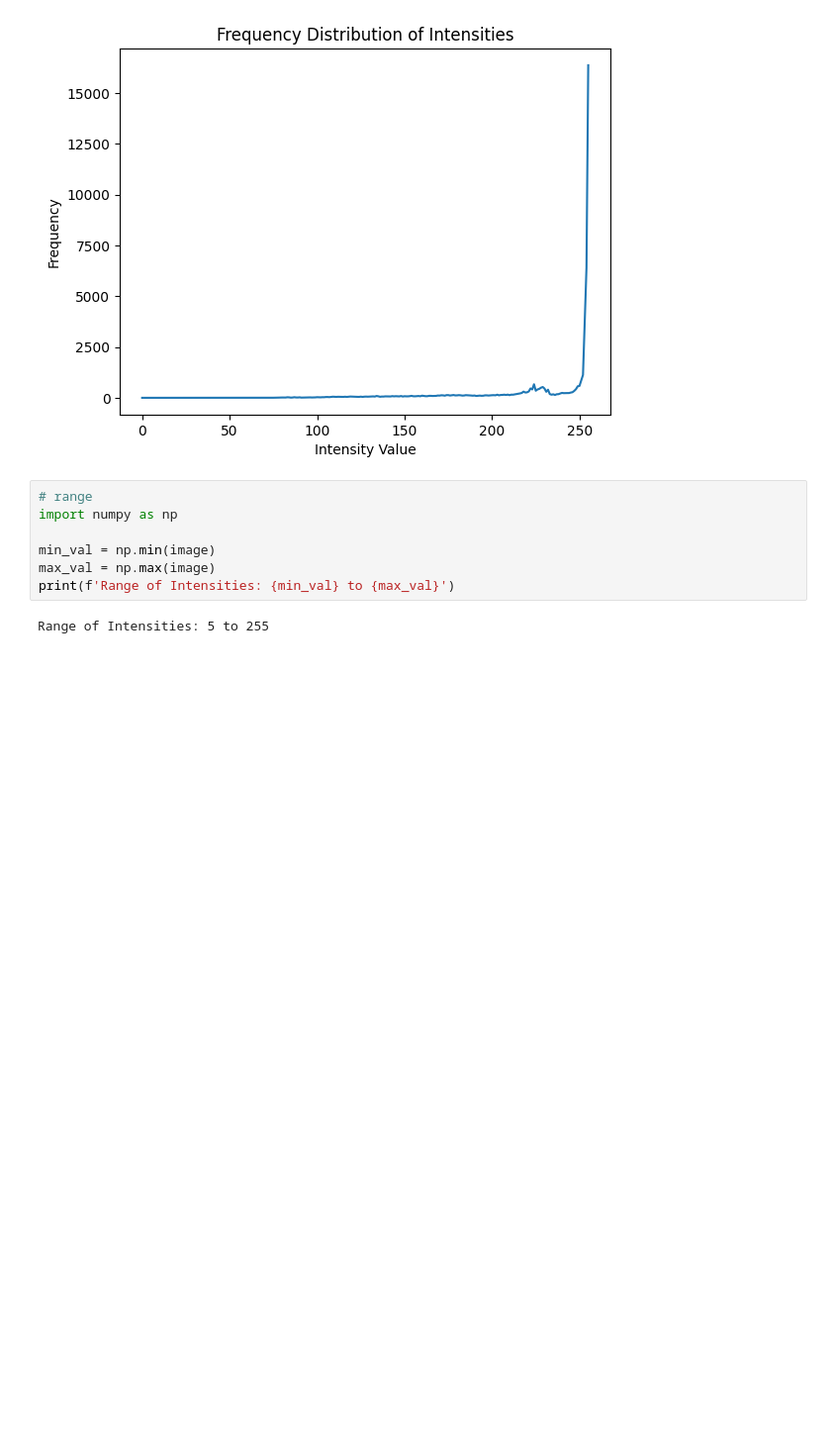
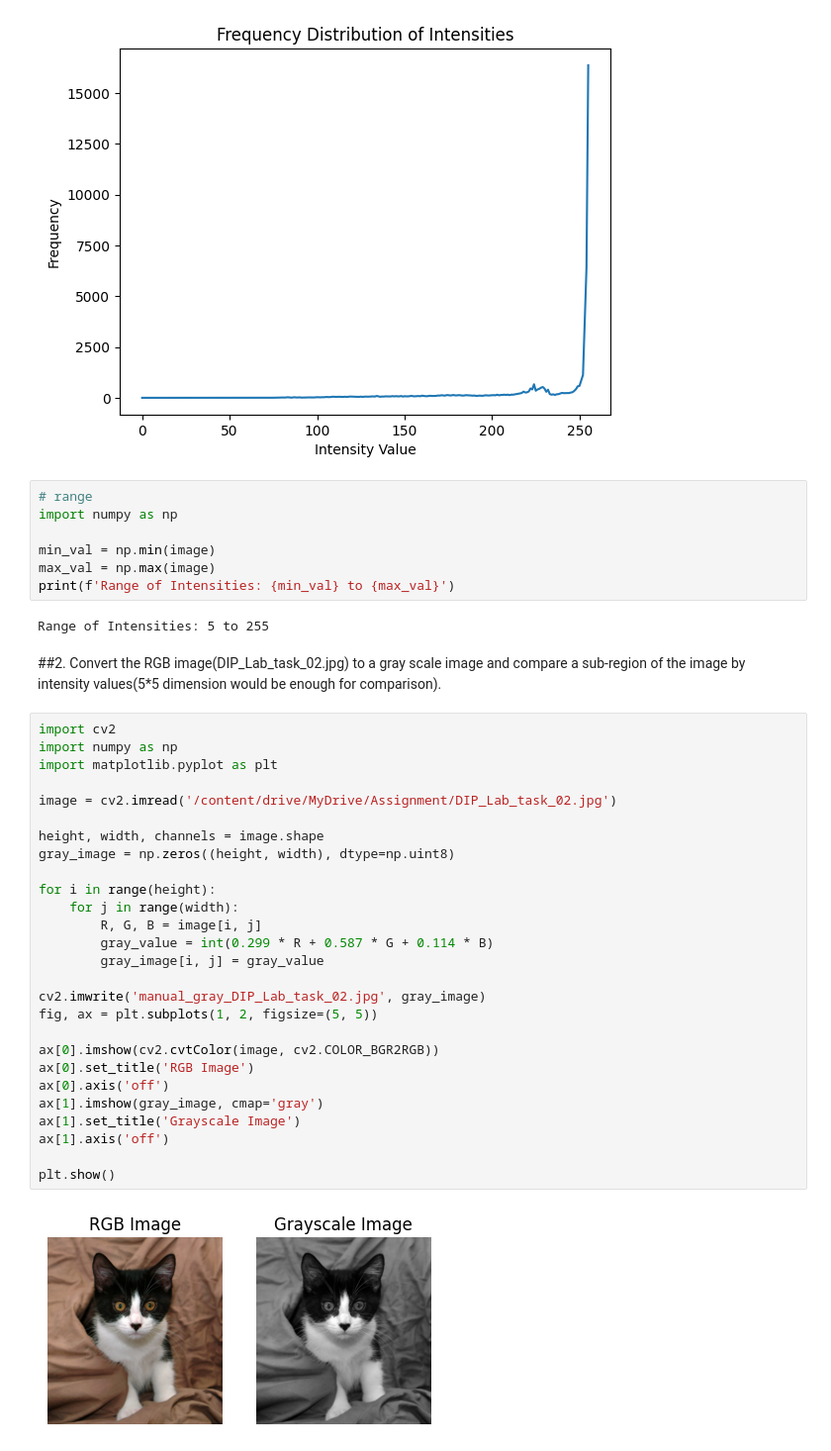
Before and after one commit to mehadishakil/DIP-Lab-Final-2024, a Jupyter notebook: DIP_Lab_Final_2024.ipynb, the cells around one changed output. Shown: that part at 99% size. Cells and saved outputs as stored; diff of their text form; blank space fills up the shorter version.

Commit message:
Completed Task-2 (conversion from RGB to gray_scale and comparison of a sub-region from the images by intensity values, [5x5] dimension).

```diff
--- a/DIP_Lab_Final_2024.ipynb
+++ b/DIP_Lab_Final_2024.ipynb
@@ -36,3 +36,34 @@ max_val = np.max(image)
 print(f'Range of Intensities: {min_val} to {max_val}')
 # %% [output]
 Range of Intensities: 5 to 255
+# %% [markdown]
+##2. Convert the RGB image(DIP_Lab_task_02.jpg) to a gray scale image and compare a sub-region of the image by intensity values(5*5 dimension would be enough for comparison).
+# %%
+import cv2
+import numpy as np
+import matplotlib.pyplot as plt
+
+image = cv2.imread('/content/drive/MyDrive/Assignment/DIP_Lab_task_02.jpg')
+
+height, width, channels = image.shape
+gray_image = np.zeros((height, width), dtype=np.uint8)
+
+for i in range(height):
+    for j in range(width):
+        R, G, B = image[i, j]
+        gray_value = int(0.299 * R + 0.587 * G + 0.114 * B)
+        gray_image[i, j] = gray_value
+
+cv2.imwrite('manual_gray_DIP_Lab_task_02.jpg', gray_image)
+fig, ax = plt.subplots(1, 2, figsize=(5, 5))
+
+ax[0].imshow(cv2.cvtColor(image, cv2.COLOR_BGR2RGB))
+ax[0].set_title('RGB Image')
+ax[0].axis('off')
+ax[1].imshow(gray_image, cmap='gray')
+ax[1].set_title('Grayscale Image')
+ax[1].axis('off')
+
+plt.show()
+# %% [output]
+[figure, added]
```
Also changed, not shown: parts of 2 cells of this notebook.
